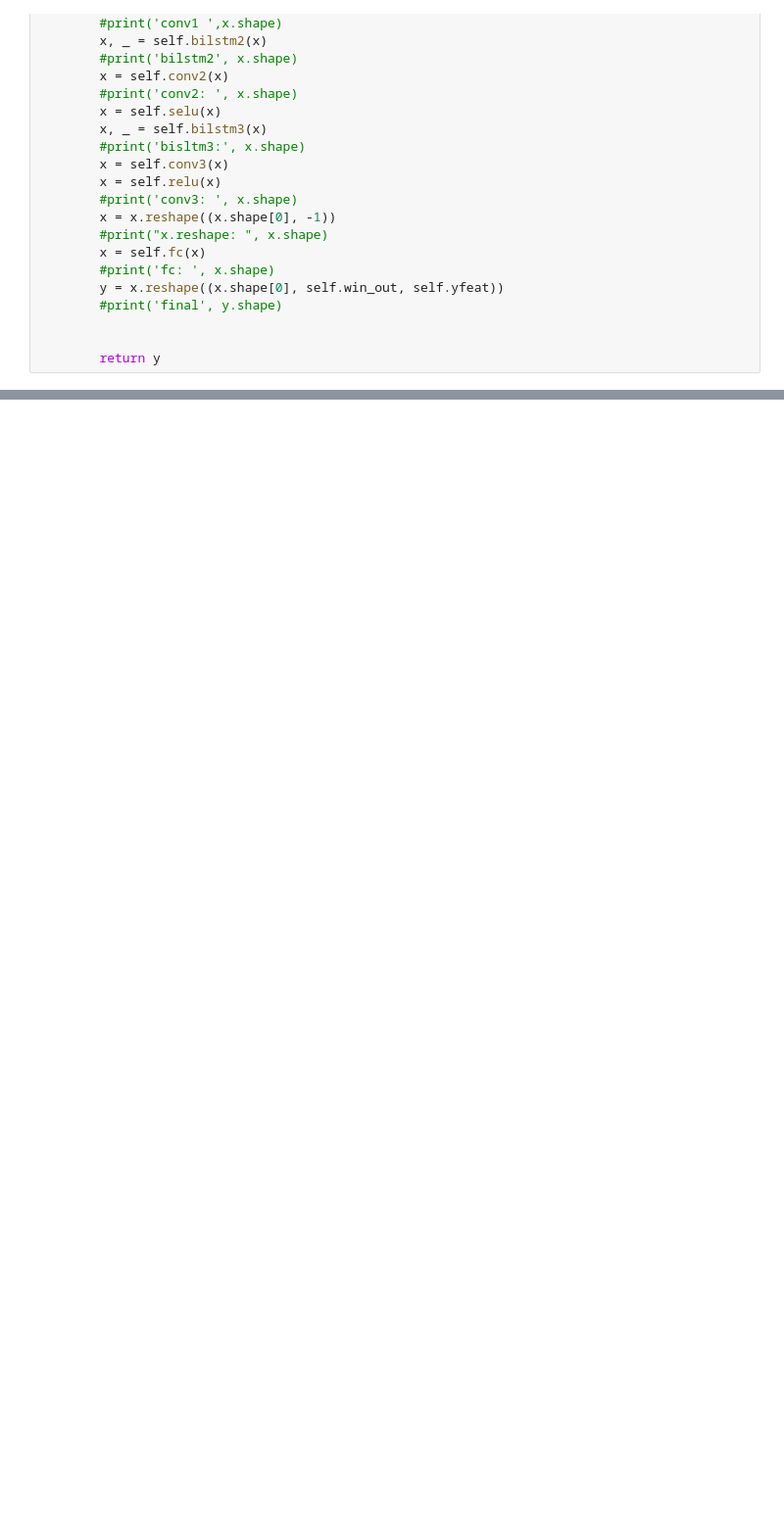
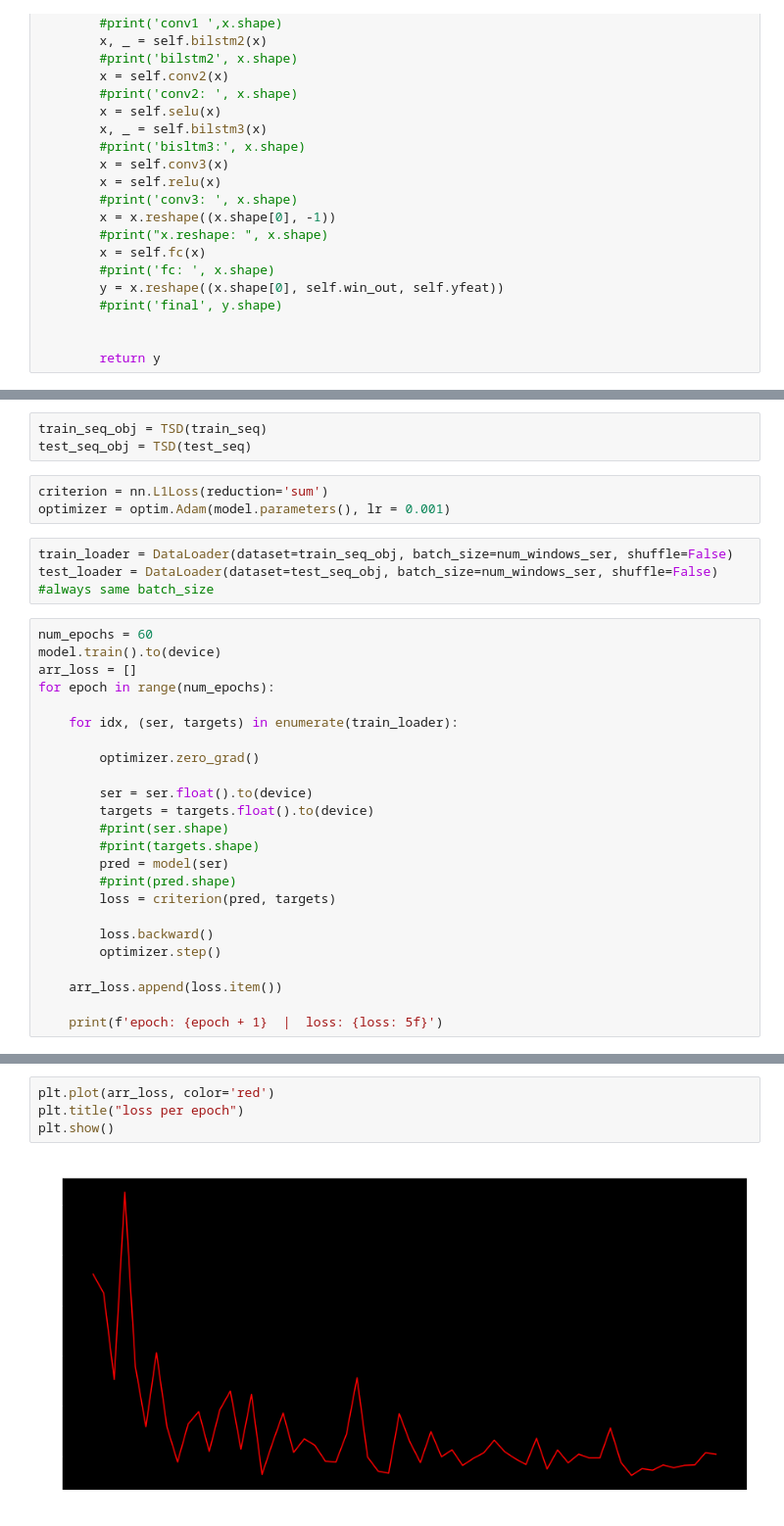
Before and after one commit to matharg7/TSE_SIR, a Jupyter notebook: Conv_Bi_LSTM_torch.ipynb, the cells around one changed output, grey strips where cells are left out. Shown at 98% size. Drawn from its saved outputs; the diff is of its cells as text; blank space fills up the shorter version.

```diff
--- a/Conv_Bi_LSTM_torch.ipynb
+++ b/Conv_Bi_LSTM_torch.ipynb
@@ -85,0 +118,33 @@ Estimated Total Size (MB): 6.54
+# %%
+train_seq_obj = TSD(train_seq)
+test_seq_obj = TSD(test_seq)
+# %%
+criterion = nn.L1Loss(reduction='sum')
+optimizer = optim.Adam(model.parameters(), lr = 0.001)
+# %%
+train_loader = DataLoader(dataset=train_seq_obj, batch_size=num_windows_ser, shuffle=False)
+test_loader = DataLoader(dataset=test_seq_obj, batch_size=num_windows_ser, shuffle=False) #always same batch_size
+# %%
+num_epochs = 60
+model.train().to(device)
+arr_loss = []
+for epoch in range(num_epochs):
+
+    for idx, (ser, targets) in enumerate(train_loader):
+
+        optimizer.zero_grad()
+
+        ser = ser.float().to(device)
+        targets = targets.float().to(device)
+        #print(ser.shape)
+        #print(targets.shape)
+        pred = model(ser)
+        #print(pred.shape)
+        loss = criterion(pred, targets)
+
+        loss.backward()
+        optimizer.step()
+
+    arr_loss.append(loss.item())
+
+    print(f'epoch: {epoch + 1}  |  loss: {loss: 5f}')
@@ -85,0 +169,6 @@ Estimated Total Size (MB): 6.54
+# %%
+plt.plot(arr_loss, color='red')
+plt.title("loss per epoch")
+plt.show()
+# %% [output]
+[figure, added]
```
Also changed, not shown: parts of 9 cells of this notebook, 2 other files.
